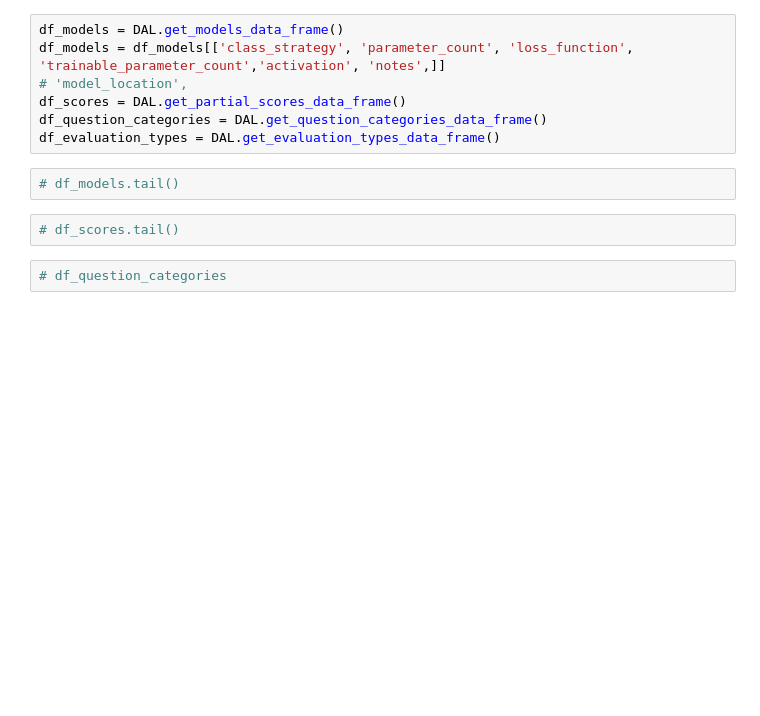
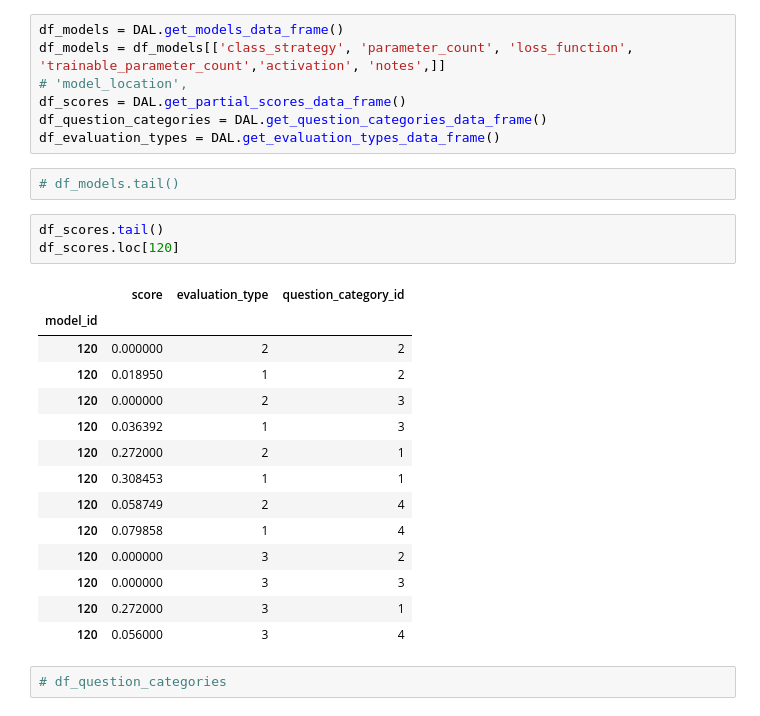
Before and after one commit to turner11/VQA-MED, a Jupyter notebook: VQA-MED/VQA.Python/plot_models_stats.ipynb, the cells around one changed output. Saved outputs shown, nothing was run; the diff lists cells and outputs as text; blank space fills up the shorter version.

```diff
--- a/VQA-MED/VQA.Python/plot_models_stats.ipynb
+++ b/VQA-MED/VQA.Python/plot_models_stats.ipynb
@@ -21,8 +21,24 @@ df_question_categories = DAL.get_question_categories_data_frame()
 df_evaluation_types = DAL.get_evaluation_types_data_frame()
 # %%
 # df_models.tail()
-# %%
-# df_scores.tail()
+# %%
+df_scores.tail()
+df_scores.loc[120]
+# %% [output]
+|  | score | evaluation_type | question_category_id |
+| model_id |  |  |  |
+| 120 | 0.000000 | 2 | 2 |
+| 120 | 0.018950 | 1 | 2 |
+| 120 | 0.000000 | 2 | 3 |
+| 120 | 0.036392 | 1 | 3 |
+| 120 | 0.272000 | 2 | 1 |
+| 120 | 0.308453 | 1 | 1 |
+| 120 | 0.058749 | 2 | 4 |
+| 120 | 0.079858 | 1 | 4 |
+| 120 | 0.000000 | 3 | 2 |
+| 120 | 0.000000 | 3 | 3 |
+| 120 | 0.272000 | 3 | 1 |
+| 120 | 0.056000 | 3 | 4 |
 # %%
 # df_question_categories
 # %%
```
Also changed, not shown: parts of 8 cells of this notebook, 7 other files.
